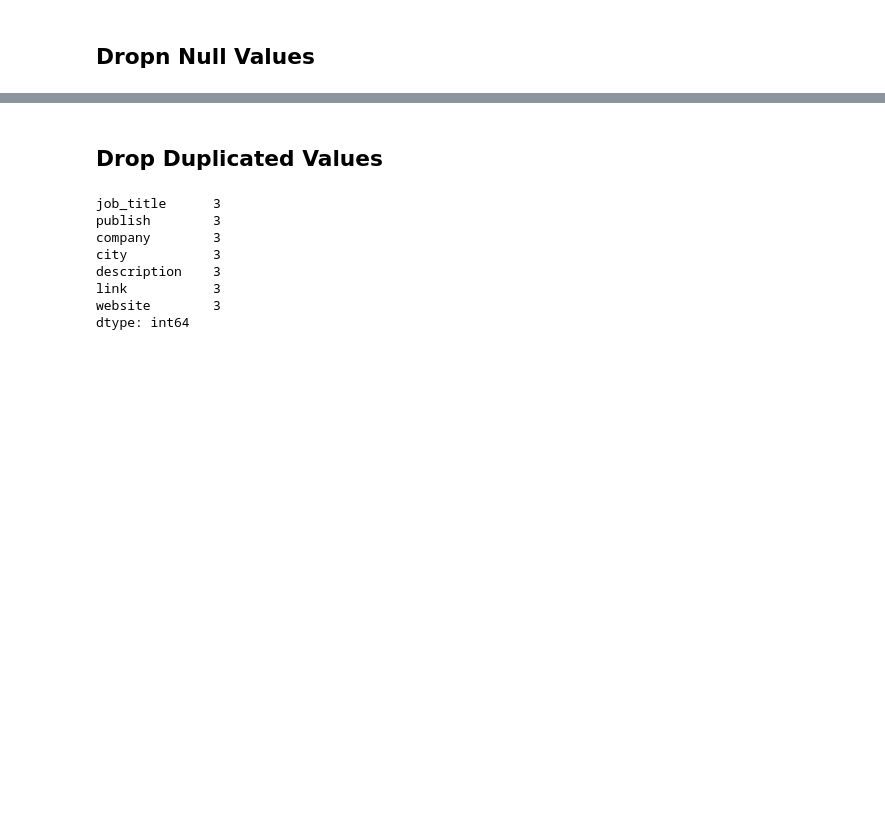
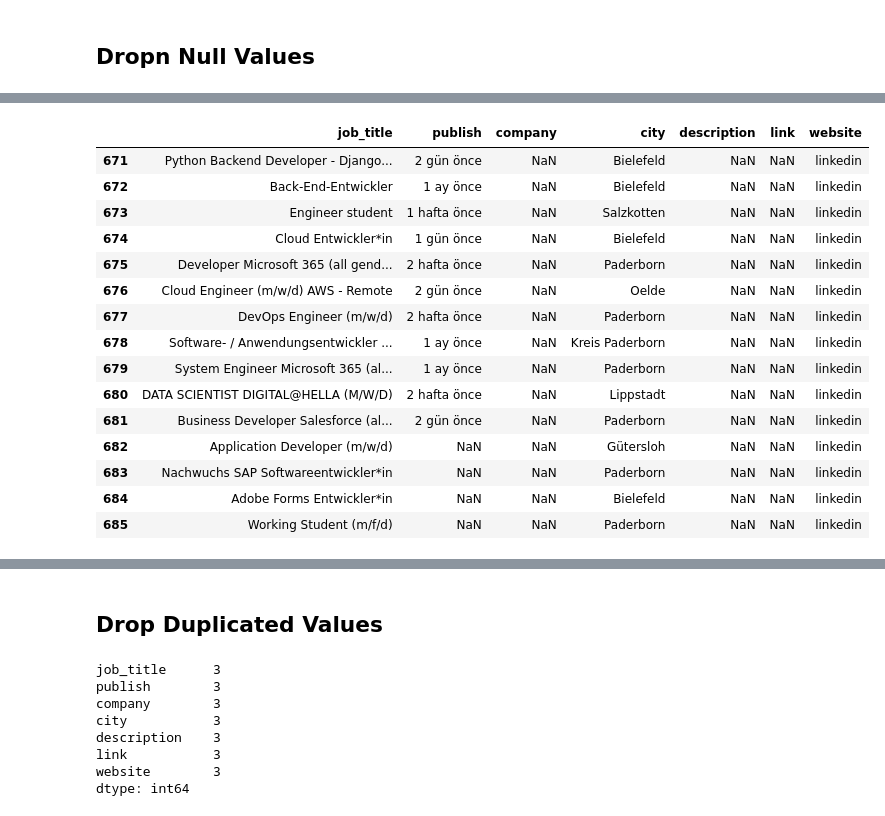
Before and after one commit to abdullahcayde/Portfolio_Projects, a Jupyter notebook: 02 - Web_Scraping_Job_Search/main_cleaning.ipynb, the cells around one changed output, grey strips where cells are left out. Saved outputs shown, nothing was run; the diff lists cells and outputs as text; code cells hidden in the pictures; blank space fills up the shorter version.

```diff
--- a/02 - Web_Scraping_Job_Search/main_cleaning.ipynb
+++ b/02 - Web_Scraping_Job_Search/main_cleaning.ipynb
@@ -62,5 +62,24 @@ link           175
 website          0
 dtype: int64
+# %%
+df.loc[pd.isna(df.company)]
+# %% [output]
+|  | job_title | publish | company | city | description | link | website |
+| 671 | Python Backend Developer - Django... | 2 gün önce | NaN | Bielefeld | NaN | NaN | linkedin |
+| 672 | Back-End-Entwickler | 1 ay önce | NaN | Bielefeld | NaN | NaN | linkedin |
+| 673 | Engineer student | 1 hafta önce | NaN | Salzkotten | NaN | NaN | linkedin |
+| 674 | Cloud Entwickler*in | 1 gün önce | NaN | Bielefeld | NaN | NaN | linkedin |
+| 675 | Developer Microsoft 365 (all gend... | 2 hafta önce | NaN | Paderborn | NaN | NaN | linkedin |
+| 676 | Cloud Engineer (m/w/d) AWS - Remote | 2 gün önce | NaN | Oelde | NaN | NaN | linkedin |
+| 677 | DevOps Engineer (m/w/d) | 2 hafta önce | NaN | Paderborn | NaN | NaN | linkedin |
+| 678 | Software- / Anwendungsentwickler ... | 1 ay önce | NaN | Kreis Paderborn | NaN | NaN | linkedin |
+| 679 | System Engineer Microsoft 365 (al... | 1 ay önce | NaN | Paderborn | NaN | NaN | linkedin |
+| 680 | DATA SCIENTIST DIGITAL@HELLA (M/W/D) | 2 hafta önce | NaN | Lippstadt | NaN | NaN | linkedin |
+| 681 | Business Developer Salesforce (al... | 2 gün önce | NaN | Paderborn | NaN | NaN | linkedin |
+| 682 | Application Developer (m/w/d) | NaN | NaN | Gütersloh | NaN | NaN | linkedin |
+| 683 | Nachwuchs SAP Softwareentwickler*in | NaN | NaN | Paderborn | NaN | NaN | linkedin |
+| 684 | Adobe Forms Entwickler*in | NaN | NaN | Bielefeld | NaN | NaN | linkedin |
+| 685 | Working Student (m/f/d) | NaN | NaN | Paderborn | NaN | NaN | linkedin |
 # %%
 df.dropna(subset=['company'], inplace=True)
 df.isna().sum()
```
Also changed, not shown: parts of 12 cells of this notebook, 4 other files.
